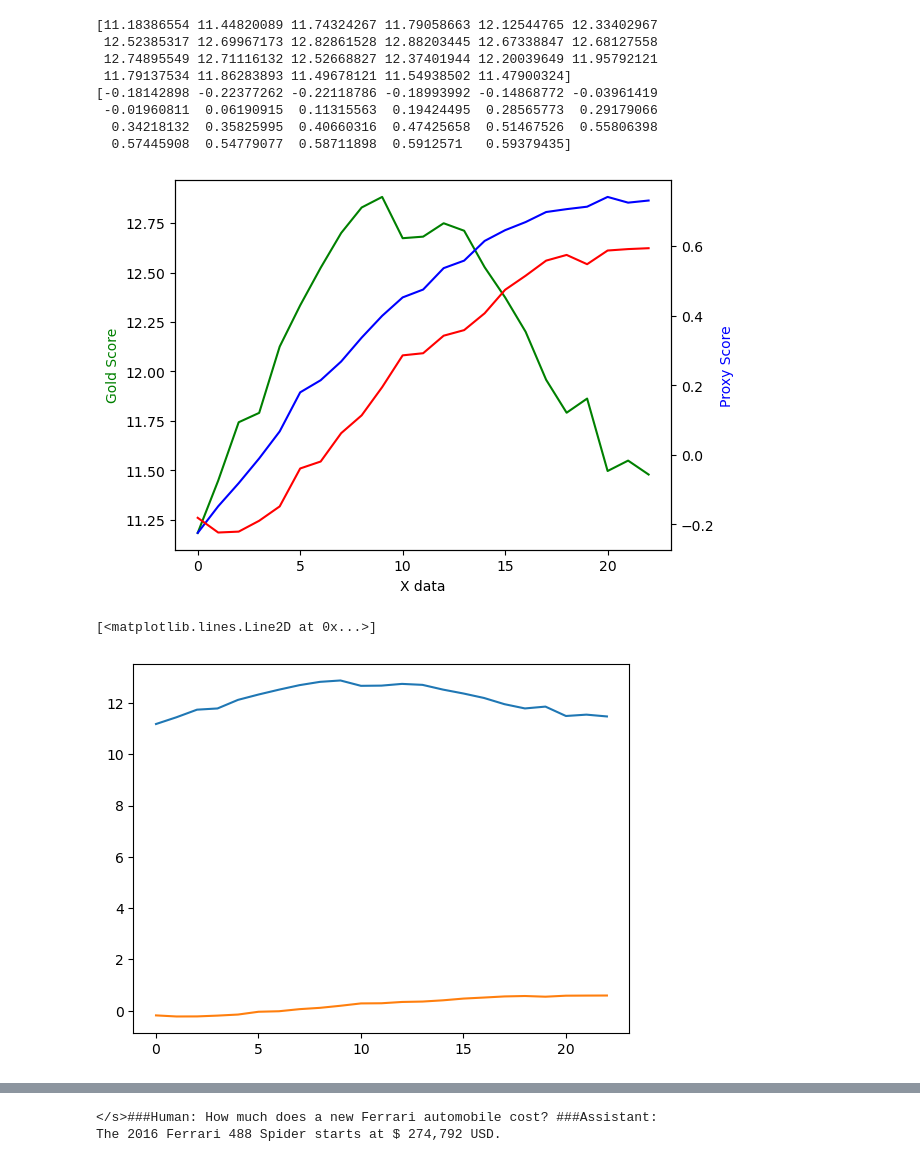
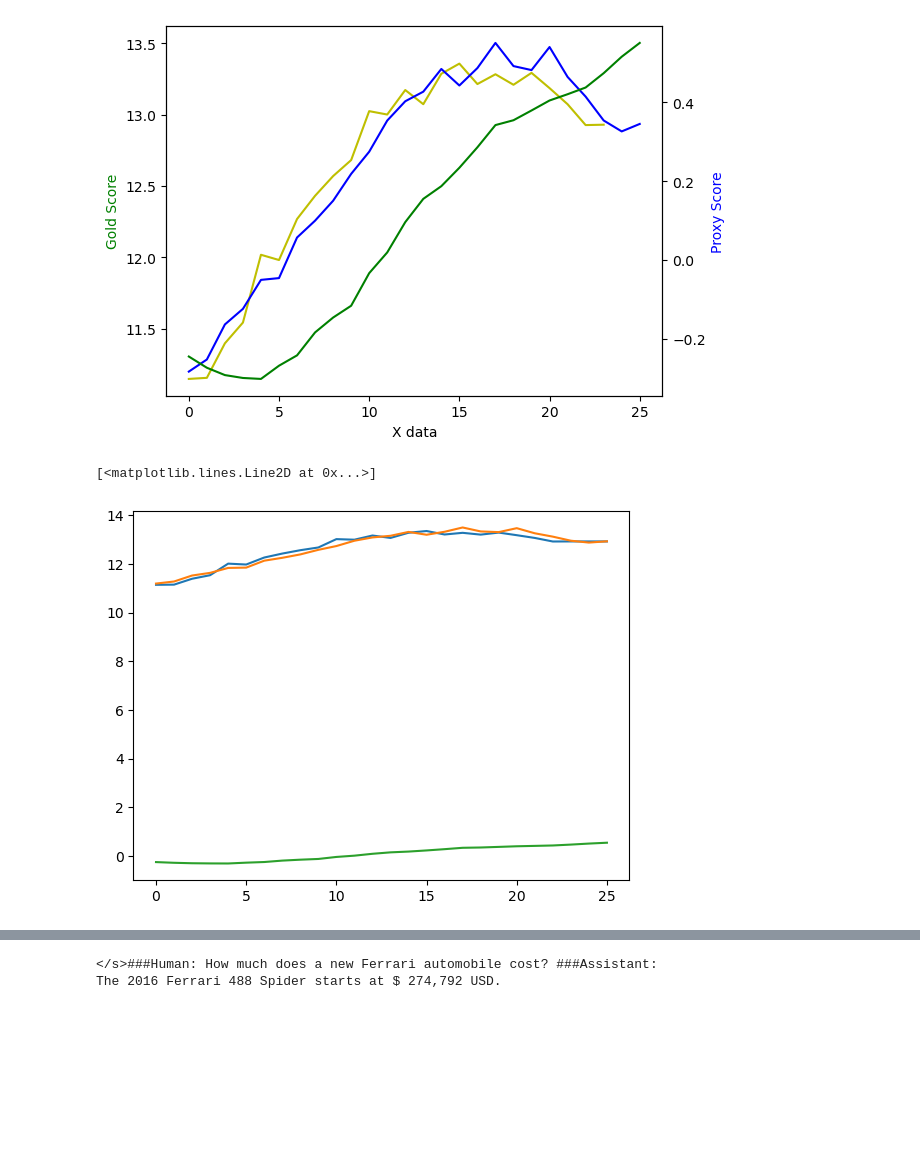
Before and after one commit to winnie0617/trl, a Jupyter notebook: gm_results.ipynb, the cells around one changed output, grey strips where cells are left out. Saved outputs shown, nothing was run; the diff lists cells and outputs as text; code cells hidden in the pictures; blank space fills up the shorter version.

```diff
--- a/gm_results.ipynb
+++ b/gm_results.ipynb
@@ -1,56 +1,60 @@
 # %%
 import pandas as pd
 import numpy as np
 import matplotlib.pyplot as plt
 
-gold = np.array([])
-for rg in [(0,5), (5,11), (11,17), (17,23)]:
-    df = pd.read_csv(f"/home/winnie/trl/results/coef0.5_testFalse_num{rg[0]}_{rg[1]}_8bit_tmp.csv", index_col=0)
-    gold = np.hstack([gold, df.mean().values])
-print(gold)
+# gold = np.array([])
+# for rg in [(0,5), (5,11), (11,17), (17,23)]:
+#     df = pd.read_csv(f"/home/winnie/trl/results/coef0.5_testFalse_num{rg[0]}_{rg[1]}_8bit_tmp.csv", index_col=0)
+#     gold = np.hstack([gold, df.mean().values])
 
-raw = pd.read_csv("/home/winnie/trl/results/coef0.5_raw_reward.csv", index_col=0)
-penalized = pd.read_csv("/home/winnie/trl/results/coef0.5_penalized.csv", index_col=0)
+gold0 = np.array([])
+for rg in [(0,6), (6,12), (12,18), (18,24)]:
+    df = pd.read_csv(f"/home/winnie/trl/results/coef0.0_testFalse_num{rg[0]}_{rg[1]}_8bit_tmp.csv", index_col=0)
+    gold0 = np.hstack([gold0, df.mean().values])
+gold0 = np.hstack([gold0, np.array([np.nan, np.nan])])
 
-raw = raw["ppo_llamavanilla_gradaccu1_gradnorm1_bs2048_coef0.5 - env/reward_mean"].values
-penalized = penalized["ppo_llamavanilla_gradaccu1_gradnorm1_bs2048_coef0.5 - ppo/returns/mean"].values
-print(penalized)
+gold1 = np.array([])
+for rg in [(0,6), (6,12), (12,19), (19,26)]:
+    df = pd.read_csv(f"/home/winnie/trl/results/coef1.0_testFalse_num{rg[0]}_{rg[1]}_8bit_tmp.csv", index_col=0)
+    gold1 = np.hstack([gold1, df.mean().values])
+
+# raw = pd.read_csv("/home/winnie/trl/results/coef0.5_raw_reward.csv", index_col=0)
+penalized = pd.read_csv("/home/winnie/trl/results/coef1.0_penalized.csv", index_col=0)
+
+# raw = raw["ppo_llamavanilla_gradaccu1_gradnorm1_bs2048_coef0.5 - env/reward_mean"].values
+penalized = penalized["ppo_llamavanilla_gradaccu1_gradnorm1_bs2048_coef1.0 - ppo/returns/mean"].values
+# print(penalized)
 # plt.plot(range(len(gold)), gold)
 # plt.plot(range(len(my_rm)), my_rm)
 
-x = range(len(gold))
-y1 = gold
-y2 = raw
-y3 = penalized
+x = range(len(gold1))
+# y1 = gold
+# y2 = raw
 
 fig, ax1 = plt.subplots()
 
 ax2 = ax1.twinx()
-ax1.plot(x, y1, 'g-')
-ax2.plot(x, y2, 'b-')
-ax2.plot(x, y3, 'r-')
+# ax1.plot(x, y1, 'g-')
+ax1.plot(x, gold0, 'y-')
+ax1.plot(x, gold1, 'b-')
+ax2.plot(x, penalized, 'g-')
+# ax2.plot(x, y3, 'r-')
 
 ax1.set_xlabel('X data')
 ax1.set_ylabel('Gold Score', color='g')
 ax2.set_ylabel('Proxy Score', color='b')
 
 plt.show()
 # %% [output]
-[11.18386554 11.44820089 11.74324267 11.79058663 12.12544765 12.33402967
- 12.52385317 12.69967173 12.82861528 12.88203445 12.67338847 12.68127558
- 12.74895549 12.71116132 12.52668827 12.37401944 12.20039649 11.95792121
- 11.79137534 11.86283893 11.49678121 11.54938502 11.47900324]
-[-0.18142898 -0.22377262 -0.22118786 -0.18993992 -0.14868772 -0.03961419
- -0.01960811  0.06190915  0.11315563  0.19424495  0.28565773  0.29179066
-  0.34218132  0.35825995  0.40660316  0.47425658  0.51467526  0.55806398
-  0.57445908  0.54779077  0.58711898  0.5912571   0.59379435]
-[figure, old version]
+[figure, new version]
 # %%
-plt.plot(gold)
+plt.plot(gold0)
+plt.plot(gold1)
 plt.plot(penalized)
 # %% [output]
 [<matplotlib.lines.Line2D at 0x...>]
-[figure, old version]
+[figure, new version]
 # %%
 best = pd.read_csv(f"/home/winnie/trl/results/coef0.5_testFalse_num5_11_8bit_tmp.csv", index_col=0)
 worst = pd.read_csv(f"/home/winnie/trl/results/coef0.5_testFalse_num17_23_8bit_tmp.csv", index_col=0)
```
Also changed, not shown: parts of 2 cells of this notebook, 2 other files.
